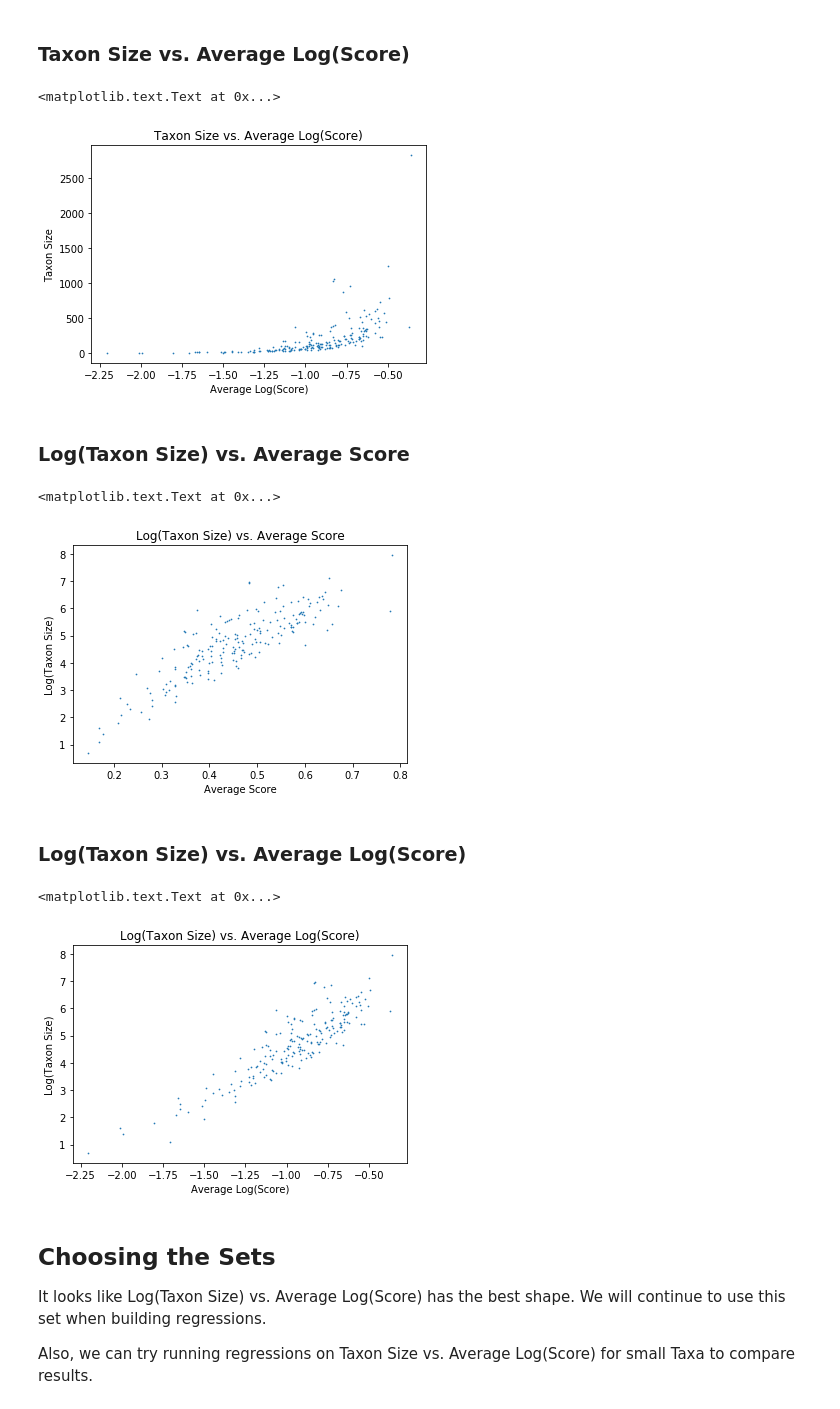
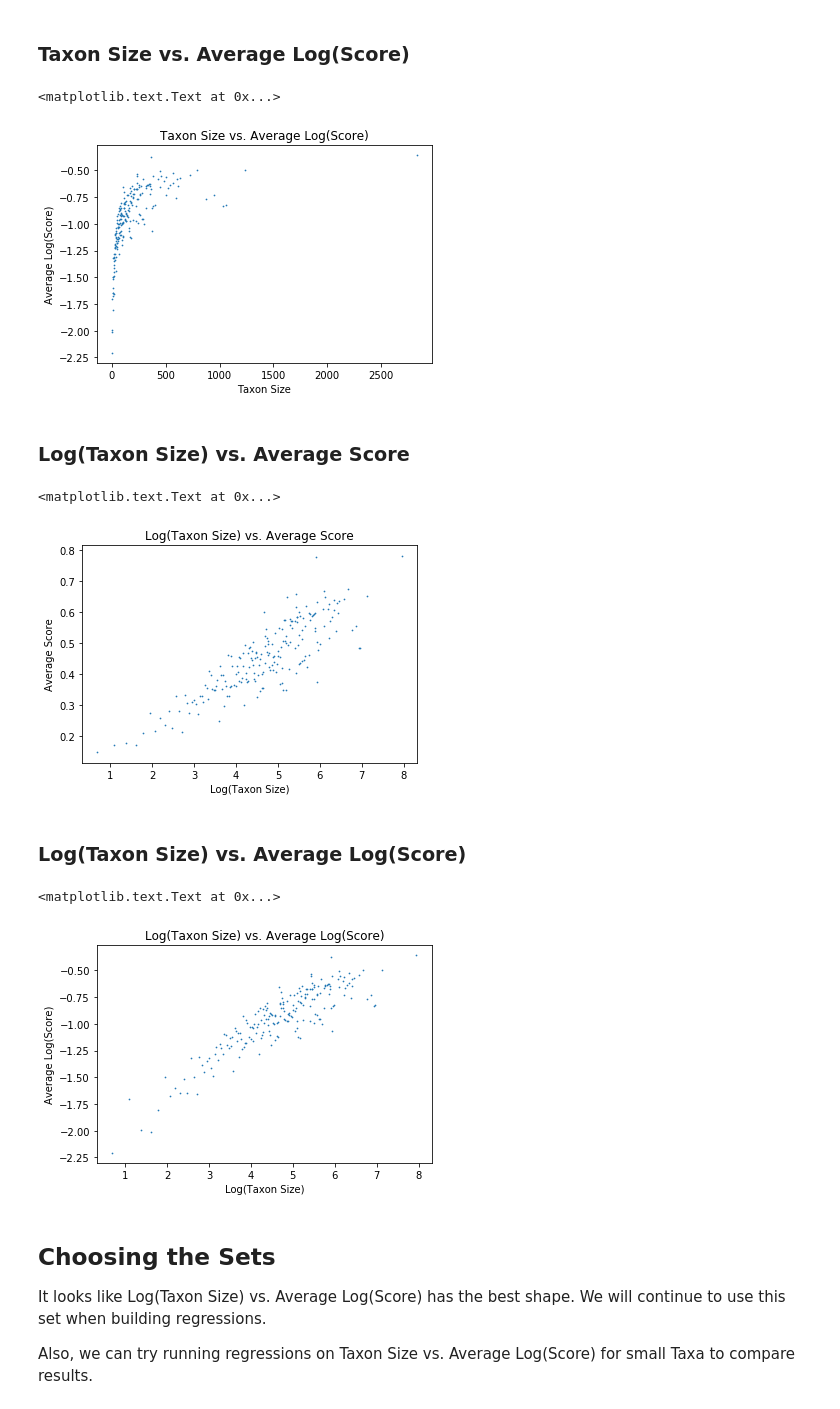
Before and after one commit to odumitr/Gene-and-Taxa-Analysis, a Jupyter notebook: src/linear_regression.ipynb, the cells around one changed output. Saved outputs shown, nothing was run; the diff lists cells and outputs as text; code cells hidden in the pictures.

Commit message:
Fix all graphs - flip x and y axis

```diff
--- a/src/linear_regression.ipynb
+++ b/src/linear_regression.ipynb
@@ -194,30 +194,30 @@ plt.xlabel('Average Score')
 # %% [markdown]
 ### Taxon Size vs. Average Log(Score)
 # %%
-taxonAndAvgScoresLog.plot('avgScoresLog', 'taxon', s=0.5, kind='scatter', title='Taxon Size vs. Average Log(Score)')
-plt.ylabel('Taxon Size')
-plt.xlabel('Average Log(Score)')
+taxonAndAvgScoresLog.plot('taxon', 'avgScoresLog', s=0.5, kind='scatter', title='Taxon Size vs. Average Log(Score)')
+plt.xlabel('Taxon Size')
+plt.ylabel('Average Log(Score)')
 # %% [output]
 <matplotlib.text.Text at 0x...>
-[figure, old version]
+[figure, new version]
 # %% [markdown]
 ### Log(Taxon Size) vs. Average Score
 # %%
-taxonLogAndAvgScores.plot('avgScores', 'taxonLog', s=0.5, kind='scatter', title='Log(Taxon Size) vs. Average Score')
-plt.ylabel('Log(Taxon Size)')
-plt.xlabel('Average Score')
+taxonLogAndAvgScores.plot('taxonLog', 'avgScores', s=0.5, kind='scatter', title='Log(Taxon Size) vs. Average Score')
+plt.xlabel('Log(Taxon Size)')
+plt.ylabel('Average Score')
 # %% [output]
 <matplotlib.text.Text at 0x...>
-[figure, old version]
+[figure, new version]
 # %% [markdown]
 ### Log(Taxon Size) vs. Average Log(Score)
 # %%
-taxonLogAndAvgScoresLog.plot('avgScoresLog', 'taxonLog', s=0.5, kind='scatter', title='Log(Taxon Size) vs. Average Log(Score)')
-plt.ylabel('Log(Taxon Size)')
-plt.xlabel('Average Log(Score)')
+taxonLogAndAvgScoresLog.plot('taxonLog', 'avgScoresLog', s=0.5, kind='scatter', title='Log(Taxon Size) vs. Average Log(Score)')
+plt.xlabel('Log(Taxon Size)')
+plt.ylabel('Average Log(Score)')
 # %% [output]
 <matplotlib.text.Text at 0x...>
-[figure, old version]
+[figure, new version]
 # %% [markdown]
 ## Choosing the Sets
 
```
Also changed, not shown: parts of 32 cells of this notebook.
